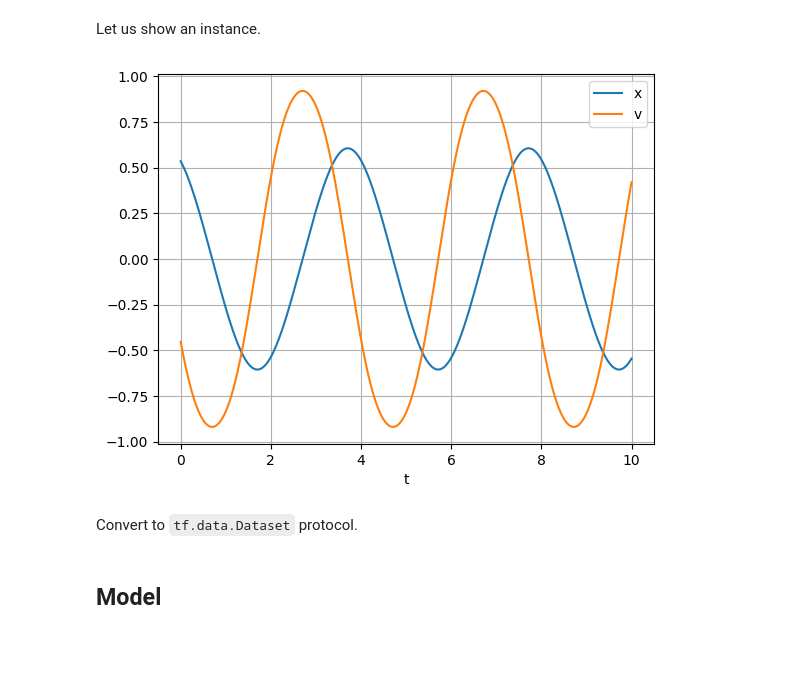
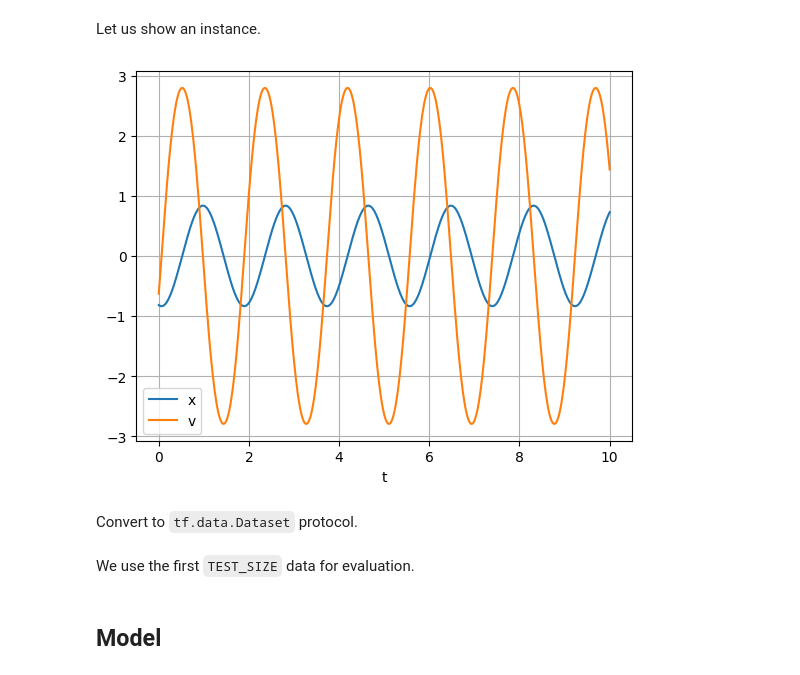
Before and after one commit to shuiruge/entropy, a Jupyter notebook: oscillators/oscillator.ipynb, the cells around one changed output. Drawn from its saved outputs; the diff is of its cells as text; code cells hidden in the pictures; blank space fills up the shorter version.

```diff
--- a/oscillators/oscillator.ipynb
+++ b/oscillators/oscillator.ipynb
@@ -15,11 +15,13 @@ On the right hand side, only odd terms involved. This is for ensuring the parity
 # %%
-TARGET_COUPLINGS = [2., 10.]
+# TARGET_COUPLINGS = [10.]
+TARGET_COUPLINGS = [10., 20]
 NUM_FRAMES = 501
 MAX_TIME = 10.
 DATA_SIZE = 10**4
 BATCH_SIZE = 128
+TEST_SIZE = 200  # data for evaluation.
+MEASUREMENT_ERROR_STD = 0.  # no measurement errors.
 # MEASUREMENT_ERROR_STD = 3e-2
-MEASUREMENT_ERROR_STD = 0.
 # %%
 import math
 import numpy as np
@@ -38,14 +40,14 @@ def oscillator_ode(y, t):
     return [dx, dv]
 # %%
 %%time
-t_span = np.linspace(0, MAX_TIME, NUM_FRAMES)
+time_span = np.linspace(0, MAX_TIME, NUM_FRAMES)
 raw_data = np.zeros([DATA_SIZE, NUM_FRAMES, 2])  # initialize.
 for i in range(DATA_SIZE):
     # Randomly initialize the position and the velocity
     x_init = np.random.uniform(low=-1, high=1)
     v_init = np.random.uniform(low=-1, high=1)
 
-    sol = odeint(oscillator_ode, [x_init, v_init], t_span)
+    sol = odeint(oscillator_ode, [x_init, v_init], time_span)
     raw_data[i, :, :] =  sol
 
 # Add measurement errors
@@ -57,14 +59,14 @@ Wall time: 28.4 s
 # %% [markdown]
 Let us show an instance.
 # %%
-plt.plot(t_span, data[0, :, 0], label='x')
-plt.plot(t_span, data[0, :, 1], label='v')
+plt.plot(time_span, data[0, :, 0], label='x')
+plt.plot(time_span, data[0, :, 1], label='v')
 plt.legend(loc='best')
 plt.xlabel('t')
 plt.grid()
 plt.show()
 # %% [output]
-[figure, old version]
+[figure, new version]
 # %% [markdown]
 Convert to `tf.data.Dataset` protocol.
 # %%
@@ -71,0 +74,2 @@ ds = tf.data.Dataset.from_tensor_slices(data[:, :, 0].astype('float32'))
+# %% [markdown]
+We use the first `TEST_SIZE` data for evaluation.
```
Also changed, not shown: parts of 29 cells of this notebook.
